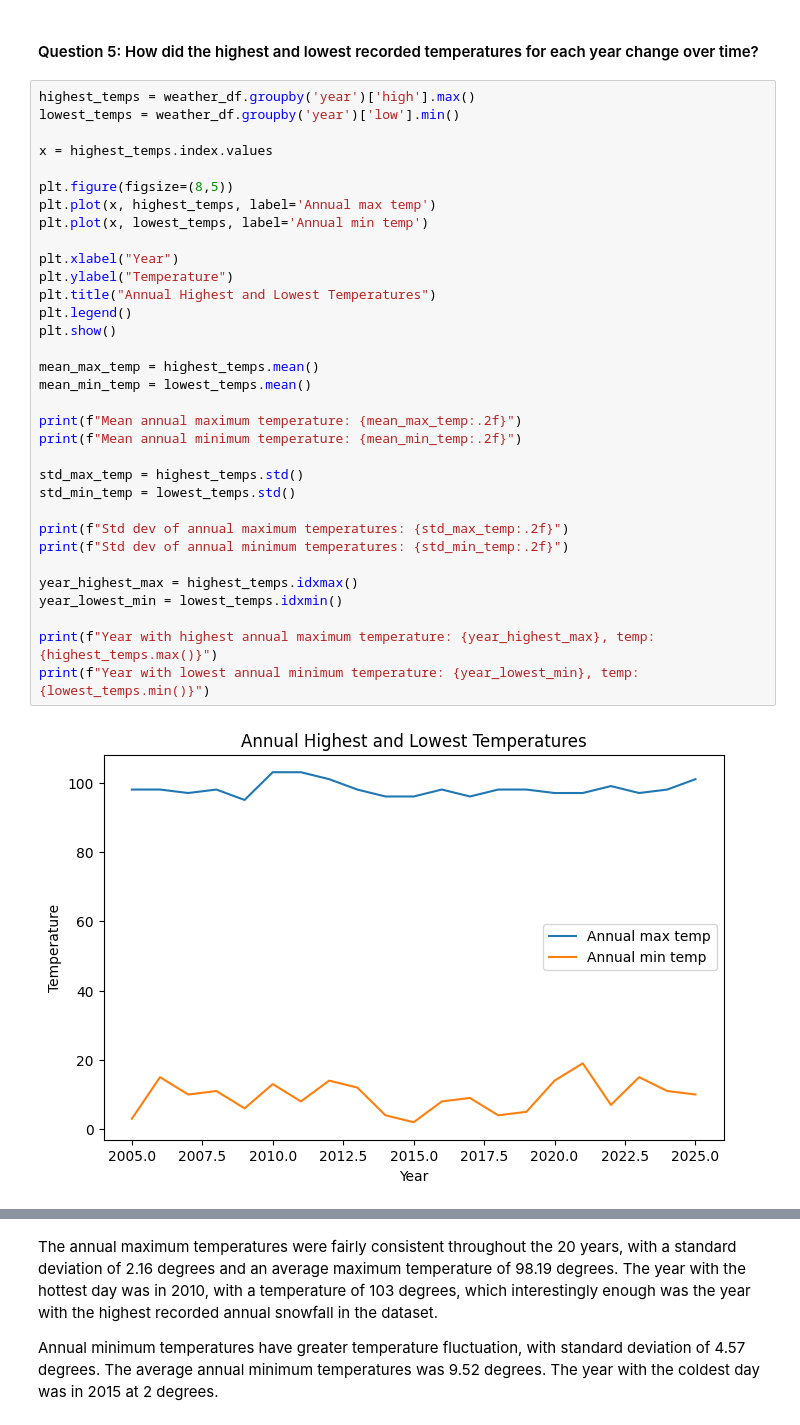
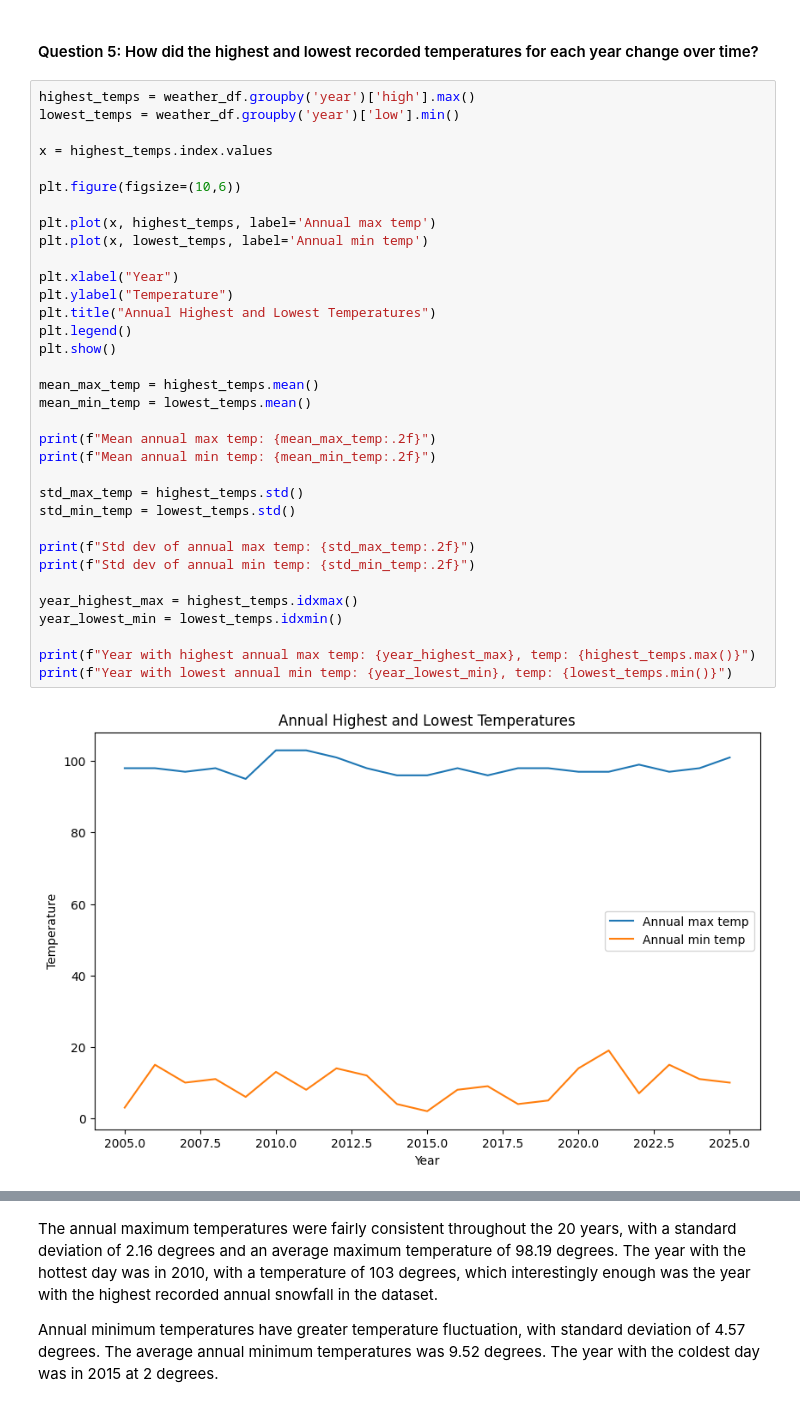
Before and after one commit to dpark2380/comm3180_S26_Blog, a Jupyter notebook: posts/blog_01/DOW1_weather.ipynb, the cells around one changed output, grey strips where cells are left out. Cells and saved outputs as stored; diff of their text form.

```diff
--- a/posts/blog_01/DOW1_weather.ipynb
+++ b/posts/blog_01/DOW1_weather.ipynb
@@ -156,35 +162,36 @@ Based on the above regression line on the yearly total snowfall over the past 20
 # %%
 highest_temps = weather_df.groupby('year')['high'].max()
 lowest_temps = weather_df.groupby('year')['low'].min()
 
 x = highest_temps.index.values
 
-plt.figure(figsize=(8,5))
+plt.figure(figsize=(10,6))
+
 plt.plot(x, highest_temps, label='Annual max temp')
 plt.plot(x, lowest_temps, label='Annual min temp')
 
 plt.xlabel("Year")
 plt.ylabel("Temperature")
 plt.title("Annual Highest and Lowest Temperatures")
 plt.legend()
 plt.show()
 
 mean_max_temp = highest_temps.mean()
 mean_min_temp = lowest_temps.mean()
 
-print(f"Mean annual maximum temperature: {mean_max_temp:.2f}")
-print(f"Mean annual minimum temperature: {mean_min_temp:.2f}")
+print(f"Mean annual max temp: {mean_max_temp:.2f}")
+print(f"Mean annual min temp: {mean_min_temp:.2f}")
 
 std_max_temp = highest_temps.std()
 std_min_temp = lowest_temps.std()
 
-print(f"Std dev of annual maximum temperatures: {std_max_temp:.2f}")
-print(f"Std dev of annual minimum temperatures: {std_min_temp:.2f}")
+print(f"Std dev of annual max temp: {std_max_temp:.2f}")
+print(f"Std dev of annual min temp: {std_min_temp:.2f}")
 
 year_highest_max = highest_temps.idxmax()
 year_lowest_min = lowest_temps.idxmin()
 
-print(f"Year with highest annual maximum temperature: {year_highest_max}, temp: {highest_temps.max()}")
-print(f"Year with lowest annual minimum temperature: {year_lowest_min}, temp: {lowest_temps.min()}")
+print(f"Year with highest annual max temp: {year_highest_max}, temp: {highest_temps.max()}")
+print(f"Year with lowest annual min temp: {year_lowest_min}, temp: {lowest_temps.min()}")
 # %% [output]
-[figure, old version]
+[figure, new version]
```
Also changed, not shown: parts of 9 cells of this notebook.
